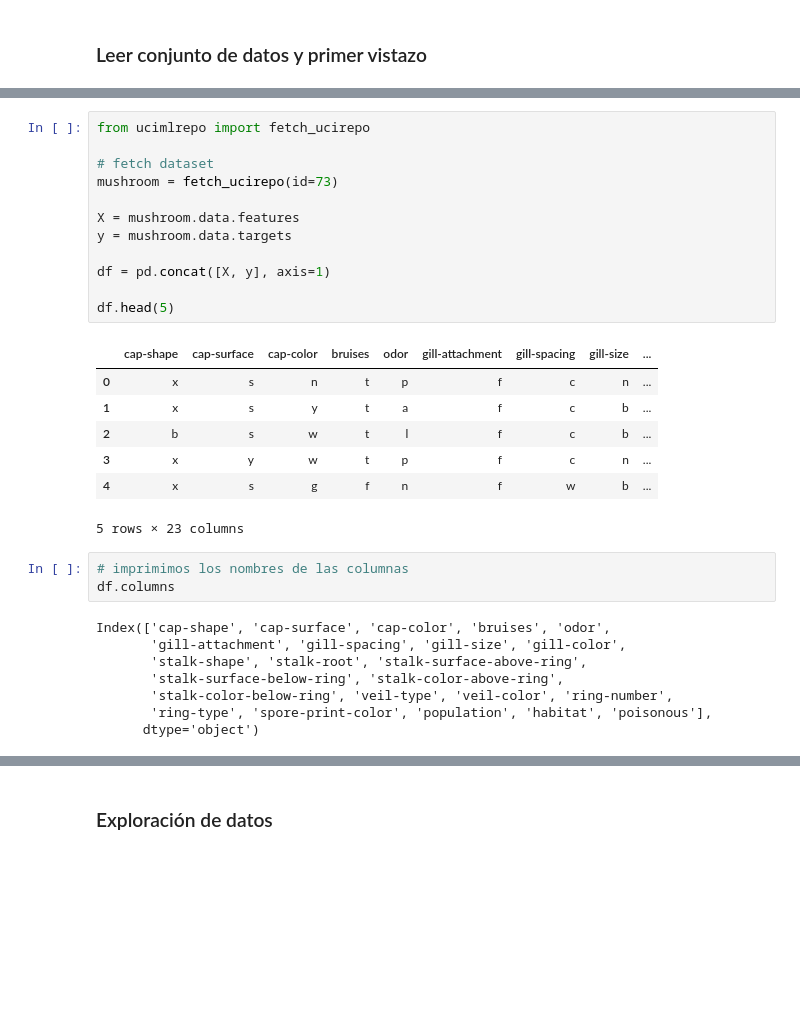
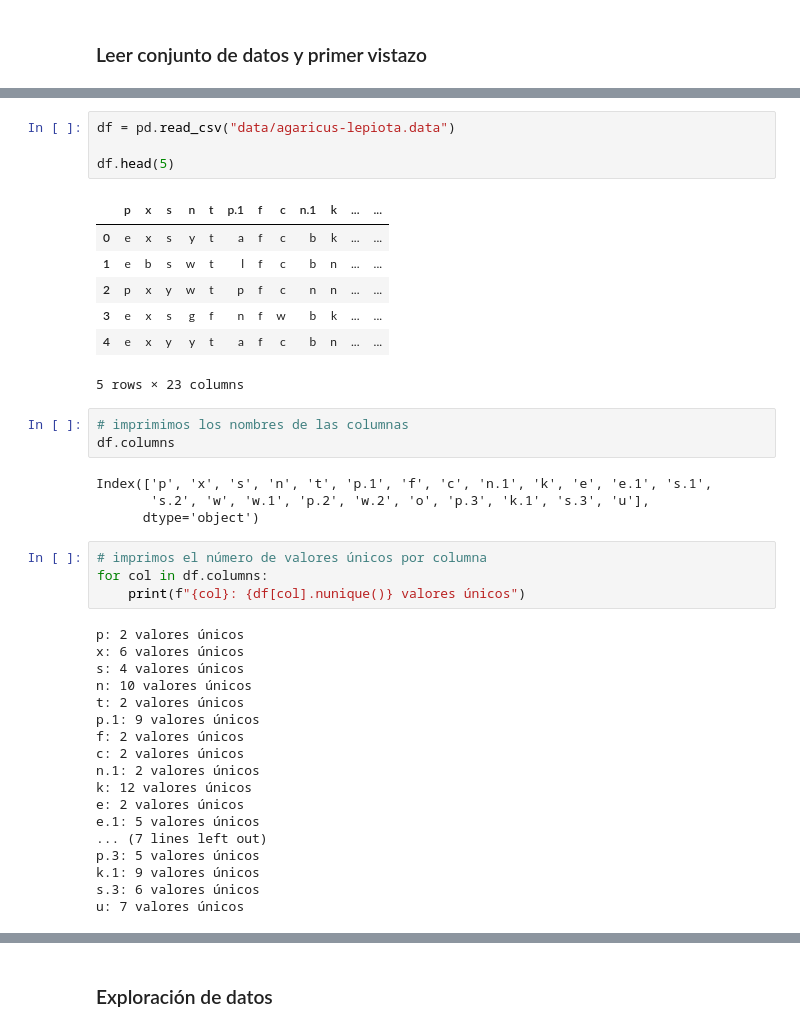
Before and after one commit to alharuty/Proyecto-VIII-ALLA, a Jupyter notebook: EDA.ipynb, the cells around one changed output, grey strips where cells are left out. Saved outputs shown, nothing was run; the diff lists cells and outputs as text; blank space fills up the shorter version.

Commit message:
feat: reuploaded dataset from .csv and continued with EDA

```diff
--- a/EDA.ipynb
+++ b/EDA.ipynb
@@ -41,32 +25,42 @@ Successfully installed ucimlrepo-0.0.7
-# %%
-from ucimlrepo import fetch_ucirepo
-
-# fetch dataset
-mushroom = fetch_ucirepo(id=73)
-
-X = mushroom.data.features
-y = mushroom.data.targets
-
-df = pd.concat([X, y], axis=1)
-
-df.head(5)
-# %% [output]
-|  | cap-shape | cap-surface | cap-color | bruises | odor | gill-attachment | gill-spacing | gill-size | ... |
-| 0 | x | s | n | t | p | f | c | n | ... |
-| 1 | x | s | y | t | a | f | c | b | ... |
-| 2 | b | s | w | t | l | f | c | b | ... |
-| 3 | x | y | w | t | p | f | c | n | ... |
-| 4 | x | s | g | f | n | f | w | b | ... |
-5 rows × 23 columns
+# %%
+df = pd.read_csv("data/agaricus-lepiota.data")
+
+df.head(5)
+# %% [output]
+|  | p | x | s | n | t | p.1 | f | c | n.1 | k | ... | ... |
+| 0 | e | x | s | y | t | a | f | c | b | k | ... | ... |
+| 1 | e | b | s | w | t | l | f | c | b | n | ... | ... |
+| 2 | p | x | y | w | t | p | f | c | n | n | ... | ... |
+| 3 | e | x | s | g | f | n | f | w | b | k | ... | ... |
+| 4 | e | x | y | y | t | a | f | c | b | n | ... | ... |
+5 rows × 23 columns
 # %%
 # imprimimos los nombres de las columnas
 df.columns
 # %% [output]
-Index(['cap-shape', 'cap-surface', 'cap-color', 'bruises', 'odor',
-       'gill-attachment', 'gill-spacing', 'gill-size', 'gill-color',
-       'stalk-shape', 'stalk-root', 'stalk-surface-above-ring',
-       'stalk-surface-below-ring', 'stalk-color-above-ring',
-       'stalk-color-below-ring', 'veil-type', 'veil-color', 'ring-number',
-       'ring-type', 'spore-print-color', 'population', 'habitat', 'poisonous'],
+Index(['p', 'x', 's', 'n', 't', 'p.1', 'f', 'c', 'n.1', 'k', 'e', 'e.1', 's.1',
+       's.2', 'w', 'w.1', 'p.2', 'w.2', 'o', 'p.3', 'k.1', 's.3', 'u'],
       dtype='object')
+# %%
+# imprimos el número de valores únicos por columna
+for col in df.columns:
+    print(f"{col}: {df[col].nunique()} valores únicos")
+# %% [output]
+p: 2 valores únicos
+x: 6 valores únicos
+s: 4 valores únicos
+n: 10 valores únicos
+t: 2 valores únicos
+p.1: 9 valores únicos
+f: 2 valores únicos
+c: 2 valores únicos
+n.1: 2 valores únicos
+k: 12 valores únicos
+e: 2 valores únicos
+e.1: 5 valores únicos
+... (7 lines left out)
+p.3: 5 valores únicos
+k.1: 9 valores únicos
+s.3: 6 valores únicos
+u: 7 valores únicos
 # %%
```
Also changed, not shown: parts of 16 cells of this notebook, 2 other files.
